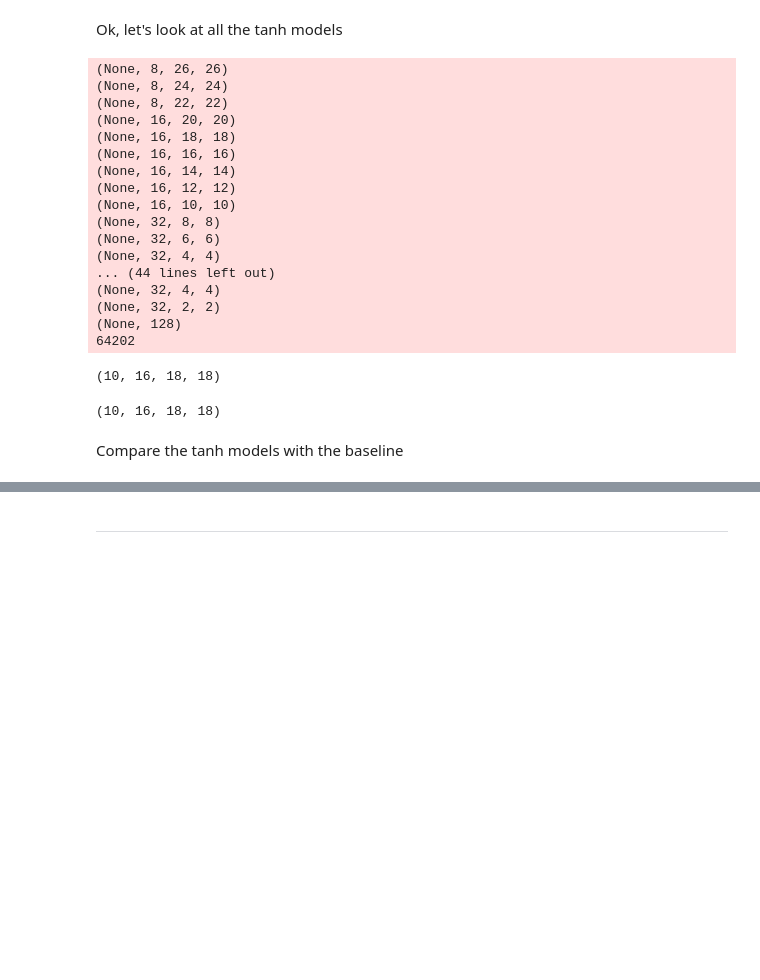
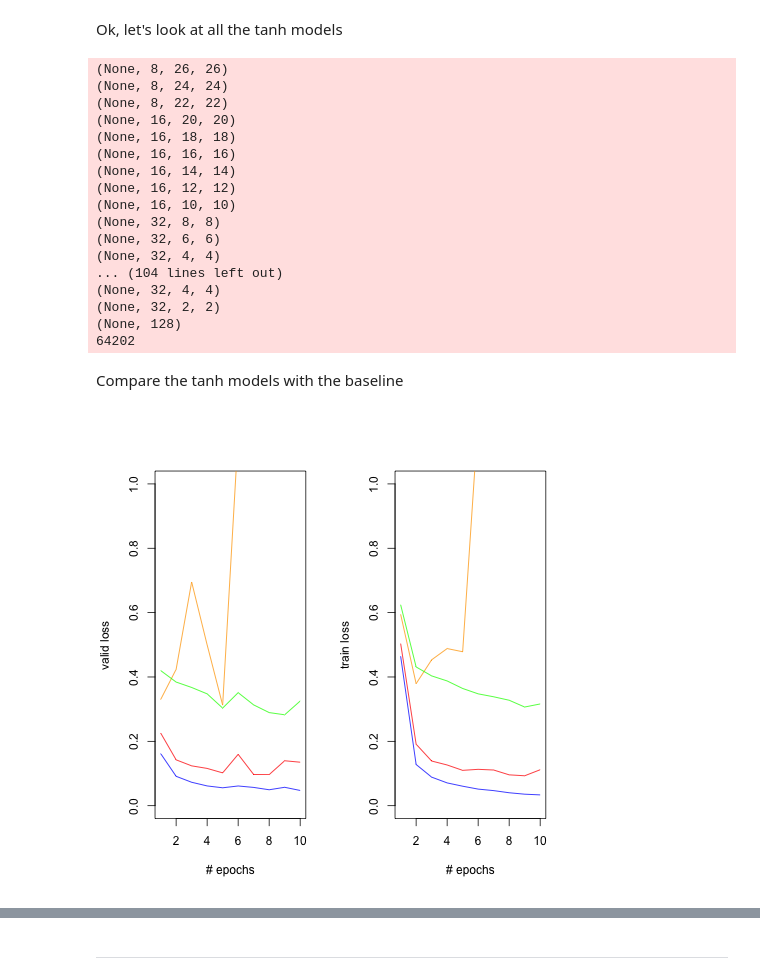
Before and after one commit to christopher-beckham/msc, a Jupyter notebook: experiments/lasagne_additions/skip_layers.ipynb, the cells around one changed output, grey strips where cells are left out. Drawn from its saved outputs; the diff is of its cells as text; code cells hidden in the pictures; blank space fills up the shorter version.

```diff
--- a/experiments/lasagne_additions/skip_layers.ipynb
+++ b/experiments/lasagne_additions/skip_layers.ipynb
@@ -411,17 +529,19 @@ deep_net_light = [
     ("dense", 128)
 ]
 # %%
-tanh_models = dict()
-for p in [0.0, 0.25, 0.5, 0.75]:
-    with open("output/p%f_tanh.model" % p) as f:
-        model = pickle.load(f)
-    tmp_net = get_net(
-        deep_net_light,
-        (X_train, y_train, X_valid, y_valid),
-        {"p":0.0, "nonlinearity": tanh, "batch_size": 32}
-    )
-    tanh_models[p] = tmp_net
-    set_all_param_values(tanh_models[p]["l_out"], model)
+models = dict()
+for nonlinearity in [("tanh", tanh), ("relu", rectify)]:
+    models[nonlinearity[0]] = dict()
+    for p in [0.0, 0.25, 0.5, 0.75]:
+        with open("output/p%f_%s.model" % (p, nonlinearity[0])) as f:
+            model = pickle.load(f)
+        tmp_net = get_net(
+            deep_net_light,
+            (X_train, y_train, X_valid, y_valid),
+            {"p":0.0, "nonlinearity": nonlinearity[1], "batch_size": 32}
+        )
+        models[nonlinearity[0]][p] = tmp_net
+        set_all_param_values(models[nonlinearity[0]][p]["l_out"], model)
 # %% [output]
 (None, 8, 26, 26)
 (None, 8, 24, 24)
@@ -435,18 +555,29 @@ for p in [0.0, 0.25, 0.5, 0.75]:
 (None, 32, 8, 8)
 (None, 32, 6, 6)
 (None, 32, 4, 4)
-... (44 lines left out)
+... (104 lines left out)
 (None, 32, 4, 4)
 (None, 32, 2, 2)
 (None, 128)
 64202
-# %%
-tanh_models[0.0]["outs_without_nonlinearity"](X_train.get_value()[0:10])[4].shape
-# %% [output]
-(10, 16, 18, 18)
-# %%
-tanh_models[0.0]["outs_with_nonlinearity"](X_train.get_value()[0:10])[4].shape
-# %% [output]
-(10, 16, 18, 18)
 # %% [markdown]
 Compare the tanh models with the baseline
+# %%
+%%R
+dfb = read.csv("output/p0.000000_tanh.txt")
+df25 = read.csv("output/p0.250000_tanh.txt")
+df50 = read.csv("output/p0.500000_tanh.txt")
+df75 = read.csv("output/p0.750000_tanh.txt")
+par(mfrow=c(1,2))
+# valid plots
+plot(dfb$train_loss, type="l", xlab="# epochs", ylab="valid loss", col="blue", ylim=c(0,1))
+lines(df25$train_loss, col="red")
+lines(df50$train_loss, col="orange")
+lines(df75$train_loss, col="green")
+# train plots
+plot(dfb$epoch, type="l", xlab="# epochs", ylab="train loss", col="blue", ylim=c(0,1))
+lines(df25$epoch, col="red")
+lines(df50$epoch, col="orange")
+lines(df75$epoch, col="green")
+# %% [output]
+[figure, added]
```
Also changed, not shown: parts of 19 cells of this notebook, 1 other file.
